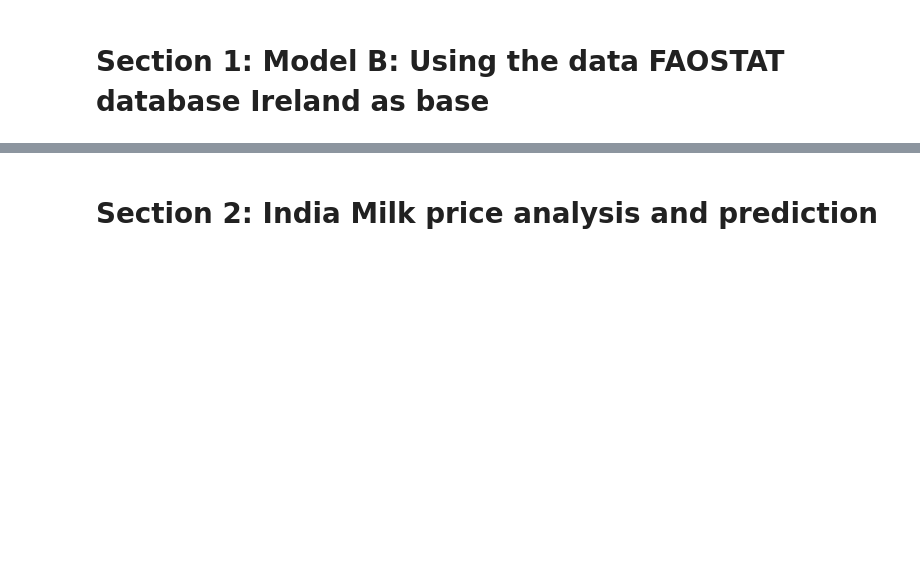
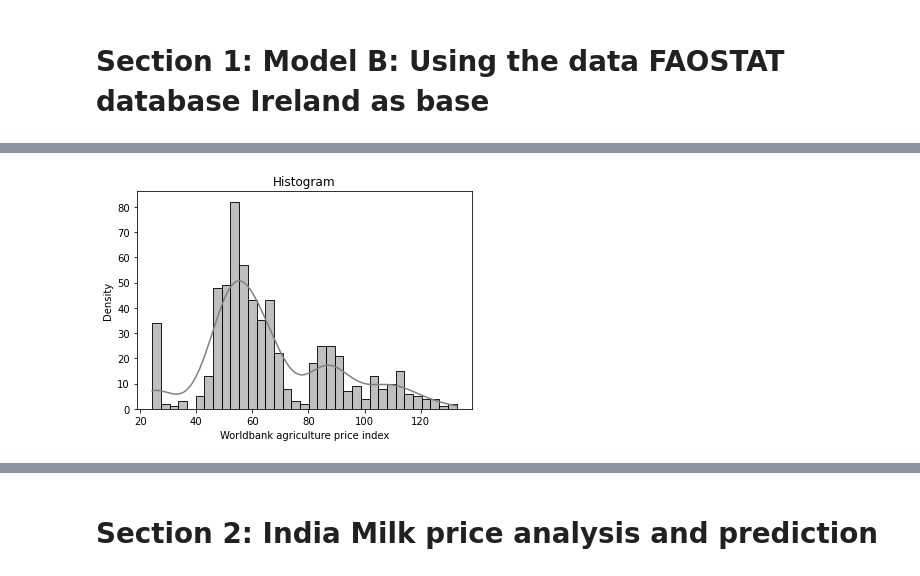
Before and after one commit to dhanya555/CA2, a Jupyter notebook: Integrated_CA2_Individual_Version1.0.ipynb, the cells around one changed output, grey strips where cells are left out. Saved outputs shown, nothing was run; the diff lists cells and outputs as text; code cells hidden in the pictures; blank space fills up the shorter version.

```diff
--- a/Integrated_CA2_Individual_Version1.0.ipynb
+++ b/Integrated_CA2_Individual_Version1.0.ipynb
@@ -132,0 +588,4 @@ filterwarnings('ignore')
+# %%
+plot_histogram(World_bank_agriculture_price_index['Agriculture  price index'],"Worldbank agriculture price index")
+# %% [output]
+[figure, added]
```
Also changed, not shown: parts of 101 cells of this notebook, 11 other files.
